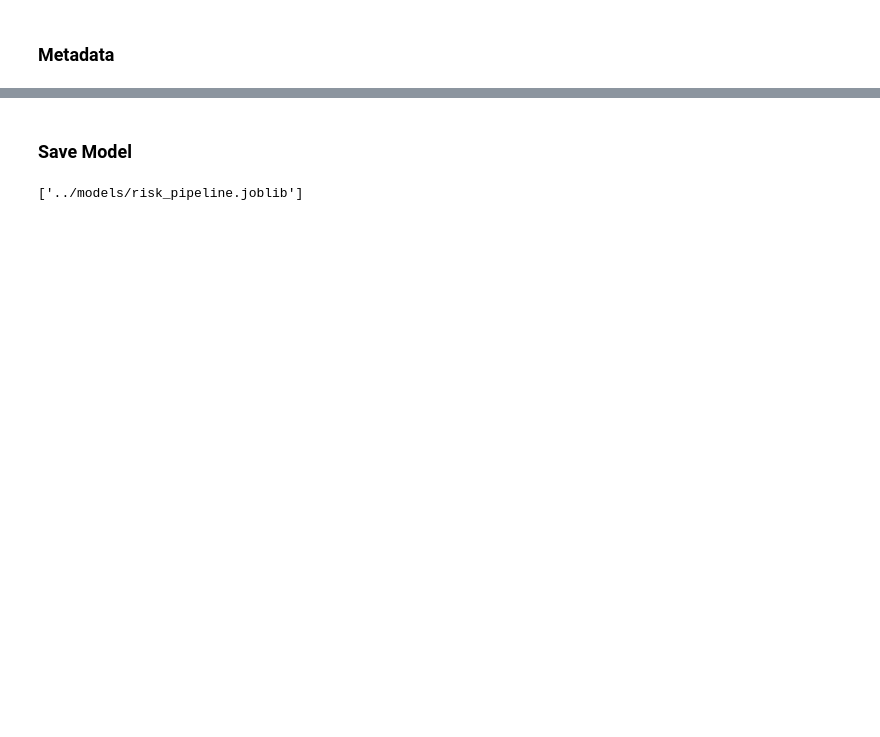
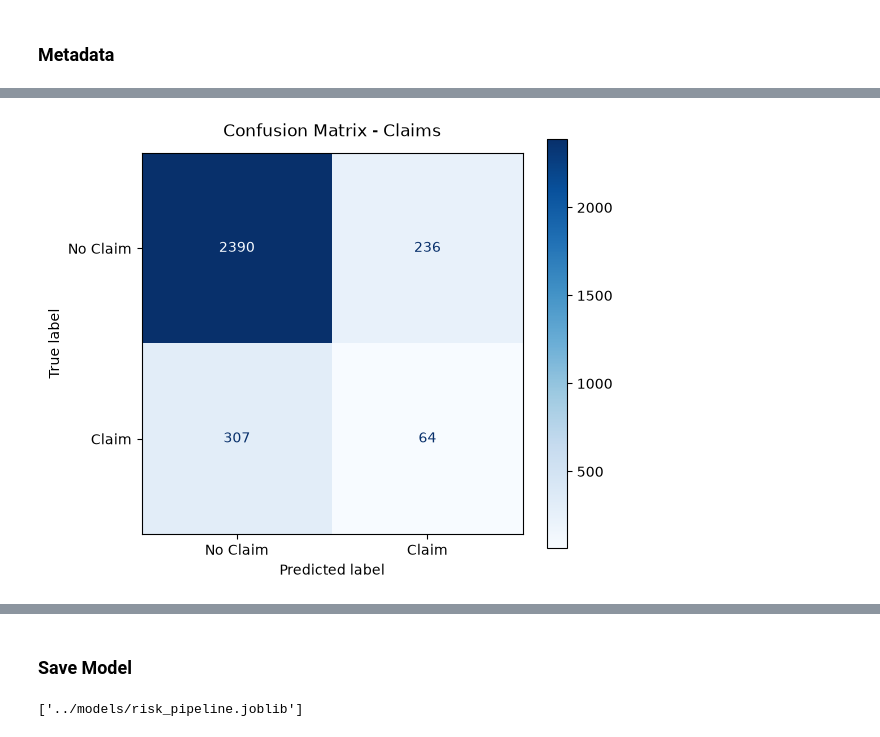
Before and after one commit to gregorovamaria/ds_risk_scoring_case_study, a Jupyter notebook: notebooks/03_risk_scorer.ipynb, the cells around one changed output, grey strips where cells are left out. Saved outputs shown, nothing was run; the diff lists cells and outputs as text; code cells hidden in the pictures; blank space fills up the shorter version.

Commit message:
Added Confusion Matrix

```diff
--- a/notebooks/03_risk_scorer.ipynb
+++ b/notebooks/03_risk_scorer.ipynb
@@ -160,7 +171,10 @@ full_pipeline = Pipeline(
 # %% [markdown]
 ### Train Pipeline
 # %%
-full_pipeline.fit(X_train, y_train)
+full_pipeline.fit(
+    X_train,
+    y_train,
+    )
 # %% [output]
 Pipeline(steps=[('custom_loss',
                  FunctionTransformer(func=<function impute_prior_loss at 0x...>,
@@ -239,3 +253,12 @@ metadata = {
 
 with open("../models/xgb_risk_scorer_meta.json", "w") as f:
     json.dump(metadata, f, indent=4)
+# %%
+# Treshold: 90. percentil (top 10 % - most risky)
+custom_threshold = np.percentile(predicted_risk_scores, 90)
+y_pred_custom = (predicted_risk_scores >= custom_threshold).astype(int)
+
+print(confusion_matrix(y_test, y_pred_custom))
+print(
+    classification_report(y_test, y_pred_custom, target_names=["No Claim", "Claim"])
+)
@@ -241,0 +276,19 @@ with open("../models/xgb_risk_scorer_meta.json", "w") as f:
+# %%
+fig, ax = plt.subplots(figsize=(6, 5))
+
+ConfusionMatrixDisplay.from_predictions(
+    y_test,
+    y_pred_custom,
+    display_labels=["No Claim", "Claim"],
+    cmap=plt.cm.Blues,
+    values_format="d",
+    ax=ax,
+)
+
+plt.title("Confusion Matrix - Claims", fontsize=12, pad=12)
+plt.tight_layout()
+
+plt.savefig("../reports/figures/confusion_matrix.png", dpi=300)
+plt.show()
+# %% [output]
+[figure, added]
```
Also changed, not shown: parts of 5 cells of this notebook, 3 other files.
